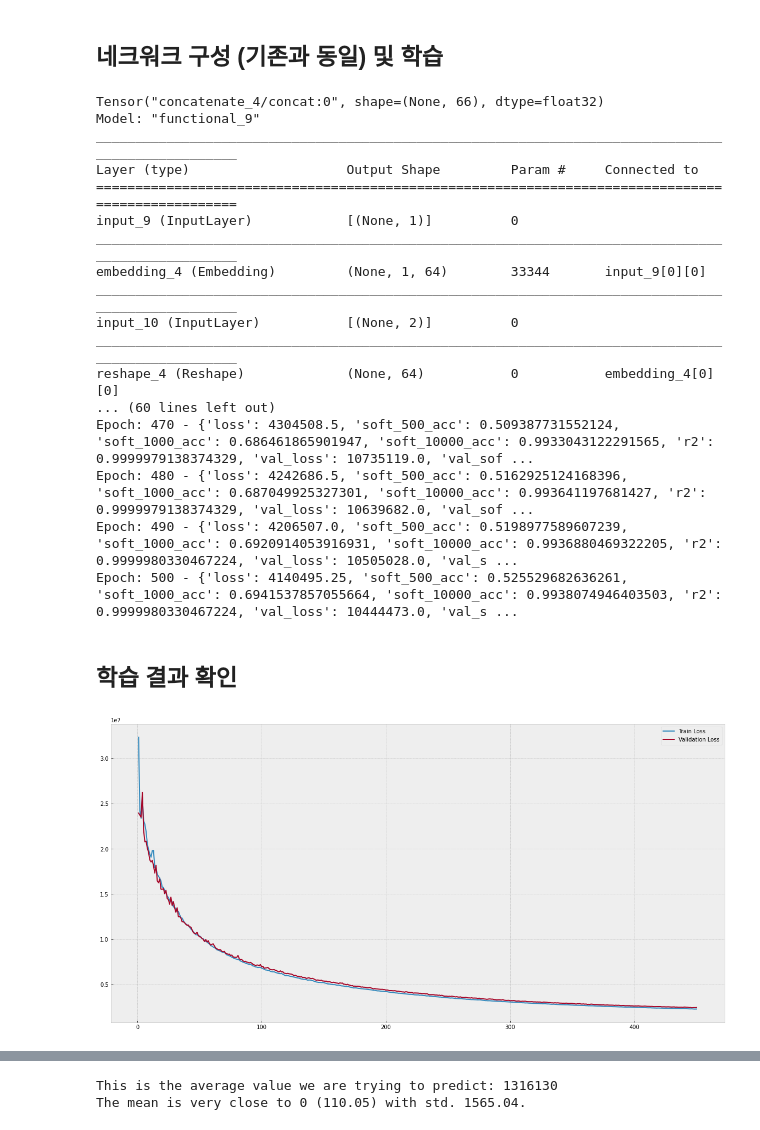
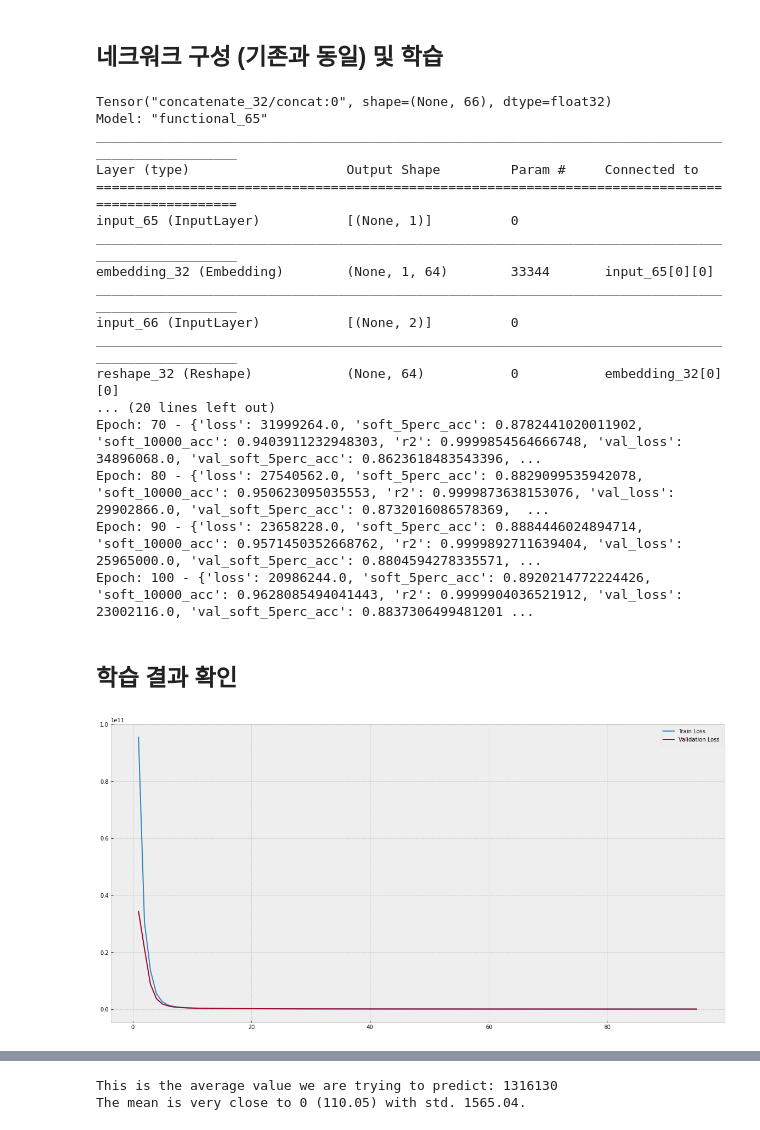
Before and after one commit to dolmani38/non-linear-regression, a Jupyter notebook: Regession_test_0809.ipynb, the cells around one changed output, grey strips where cells are left out. Cells and saved outputs as stored; diff of their text form; code cells hidden in the pictures.

```diff
--- a/Regession_test_0809.ipynb
+++ b/Regession_test_0809.ipynb
@@ -517,10 +513,10 @@ predictions = Dense(1)(dense2)
 
 # Note using the input object 'area_input' not 'area_embeddings'
 model = Model(inputs=[continuous_input, code_input], outputs=predictions)
-model.compile(loss='mse', optimizer=keras.optimizers.Adam(lr=.8, beta_1=0.9, beta_2=0.999, decay=1e-03, amsgrad=True),metrics=[soft_500_acc,soft_1000_acc,soft_10000_acc,r2])
+model.compile(loss='mse', optimizer=keras.optimizers.Adam(lr=.8, beta_1=0.9, beta_2=0.999, decay=1e-03, amsgrad=True),metrics=[soft_5perc_acc,soft_10000_acc,r2])
 model.summary()
 
-epochs = 500
+epochs = 100
 
 # Note continuous and categorical columns are inserted in the same order as defined in all_inputs
 history = model.fit([X_train_continuous, X_train_categorical['code_mapping']], Y_train,
@@ -528,37 +524,37 @@ history = model.fit([X_train_continuous, X_train_categorical['code_mapping']], Y
           callbacks=[periodic_logger_10], verbose=0,
           validation_data=([X_val_continuous, X_val_categorical['code_mapping']], Y_val))
 # %% [output]
-Tensor("concatenate_4/concat:0", shape=(None, 66), dtype=float32)
-Model: "functional_9"
+Tensor("concatenate_32/concat:0", shape=(None, 66), dtype=float32)
+Model: "functional_65"
 __________________________________________________________________________________________________
 Layer (type)                    Output Shape         Param #     Connected to
 ==================================================================================================
-input_9 (InputLayer)            [(None, 1)]          0
+input_65 (InputLayer)           [(None, 1)]          0
 __________________________________________________________________________________________________
-embedding_4 (Embedding)         (None, 1, 64)        33344       input_9[0][0]
+embedding_32 (Embedding)        (None, 1, 64)        33344       input_65[0][0]
 __________________________________________________________________________________________________
-input_10 (InputLayer)           [(None, 2)]          0
+input_66 (InputLayer)           [(None, 2)]          0
 __________________________________________________________________________________________________
-reshape_4 (Reshape)             (None, 64)           0           embedding_4[0][0]
-... (60 lines left out)
-Epoch: 470 - {'loss': 4304508.5, 'soft_500_acc': 0.509387731552124, 'soft_1000_acc': 0.686461865901947, 'soft_10000_acc': 0.9933043122291565, 'r2': 0.9999979138374329, 'val_loss': 10735119.0, 'val_sof ...
-Epoch: 480 - {'loss': 4242686.5, 'soft_500_acc': 0.5162925124168396, 'soft_1000_acc': 0.687049925327301, 'soft_10000_acc': 0.993641197681427, 'r2': 0.9999979138374329, 'val_loss': 10639682.0, 'val_sof ...
-Epoch: 490 - {'loss': 4206507.0, 'soft_500_acc': 0.5198977589607239, 'soft_1000_acc': 0.6920914053916931, 'soft_10000_acc': 0.9936880469322205, 'r2': 0.9999980330467224, 'val_loss': 10505028.0, 'val_s ...
-Epoch: 500 - {'loss': 4140495.25, 'soft_500_acc': 0.525529682636261, 'soft_1000_acc': 0.6941537857055664, 'soft_10000_acc': 0.9938074946403503, 'r2': 0.9999980330467224, 'val_loss': 10444473.0, 'val_s ...
+reshape_32 (Reshape)            (None, 64)           0           embedding_32[0][0]
+... (20 lines left out)
+Epoch: 70 - {'loss': 31999264.0, 'soft_5perc_acc': 0.8782441020011902, 'soft_10000_acc': 0.9403911232948303, 'r2': 0.9999854564666748, 'val_loss': 34896068.0, 'val_soft_5perc_acc': 0.8623618483543396, ...
+Epoch: 80 - {'loss': 27540562.0, 'soft_5perc_acc': 0.8829099535942078, 'soft_10000_acc': 0.950623095035553, 'r2': 0.9999873638153076, 'val_loss': 29902866.0, 'val_soft_5perc_acc': 0.8732016086578369,  ...
+Epoch: 90 - {'loss': 23658228.0, 'soft_5perc_acc': 0.8884446024894714, 'soft_10000_acc': 0.9571450352668762, 'r2': 0.9999892711639404, 'val_loss': 25965000.0, 'val_soft_5perc_acc': 0.8804594278335571, ...
+Epoch: 100 - {'loss': 20986244.0, 'soft_5perc_acc': 0.8920214772224426, 'soft_10000_acc': 0.9628085494041443, 'r2': 0.9999904036521912, 'val_loss': 23002116.0, 'val_soft_5perc_acc': 0.8837306499481201 ...
 # %% [markdown]
 ## 학습 결과 확인
 # %%
 # Plot the train/validation loss values
 plt.figure(figsize=(20,10))
-_loss = history.history['loss'][50:]
-_val_loss = history.history['val_loss'][50:]
+_loss = history.history['loss'][5:]
+_val_loss = history.history['val_loss'][5:]
 
 train_loss_plot, = plt.plot(range(1, len(_loss)+1), _loss, label='Train Loss')
 val_loss_plot, = plt.plot(range(1, len(_val_loss)+1), _val_loss, label='Validation Loss')
 
 _ = plt.legend(handles=[train_loss_plot, val_loss_plot])
 # %% [output]
-[figure, old version]
+[figure, new version]
 # %%
 plt.figure(figsize=(20,10))
 _loss = history.history['soft_10000_acc'][5:]
```
Also changed, not shown: parts of 16 cells of this notebook.
